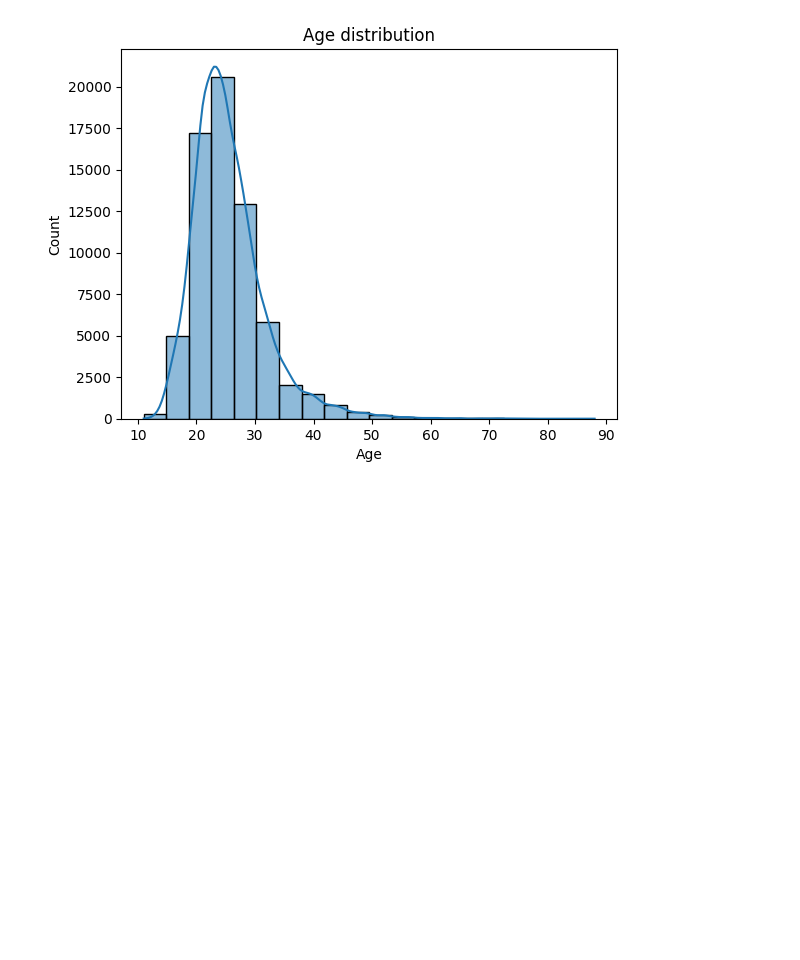
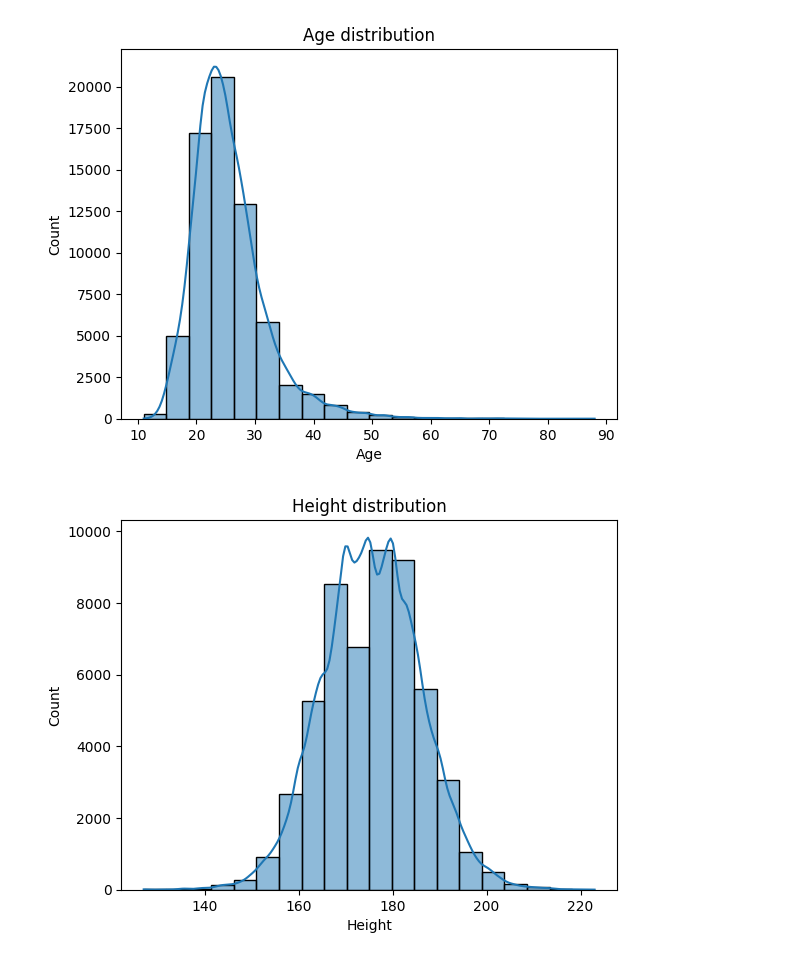
Before and after one commit to samwanyua/Exploratory-Data-Analysis-EDA--Olympics-Dataset, a Jupyter notebook: Notebook.ipynb, the cells around one changed output. Cells and saved outputs as stored; diff of their text form; code cells hidden in the pictures; blank space fills up the shorter version.

Commit message:
Data Visualization with Seaborn

```diff
--- a/Notebook.ipynb
+++ b/Notebook.ipynb
@@ -115,3 +115,11 @@ plt.title("Age distribution")
 plt.show()
 # %% [output]
 [figure]
+# %%
+# bins => specifies how many intervals
+# kde(kernel density estimate) => adds a smooth curve that estimates the probability density function of the data, which provides a continuous estimate of the data distribution.
+sns.histplot(data= data, x="Height", bins=20, kde=True)
+plt.title("Height distribution")
+plt.show()
+# %% [output]
+[figure, added]
```
